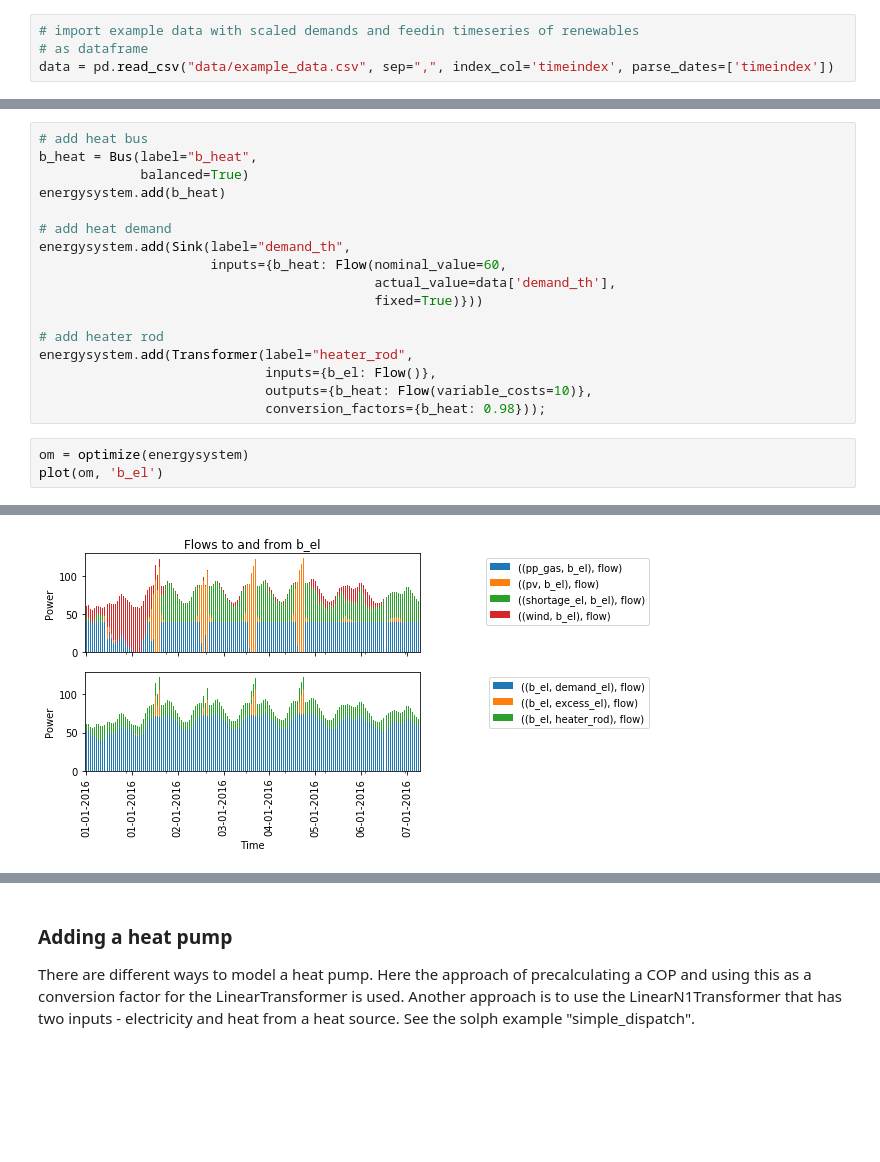
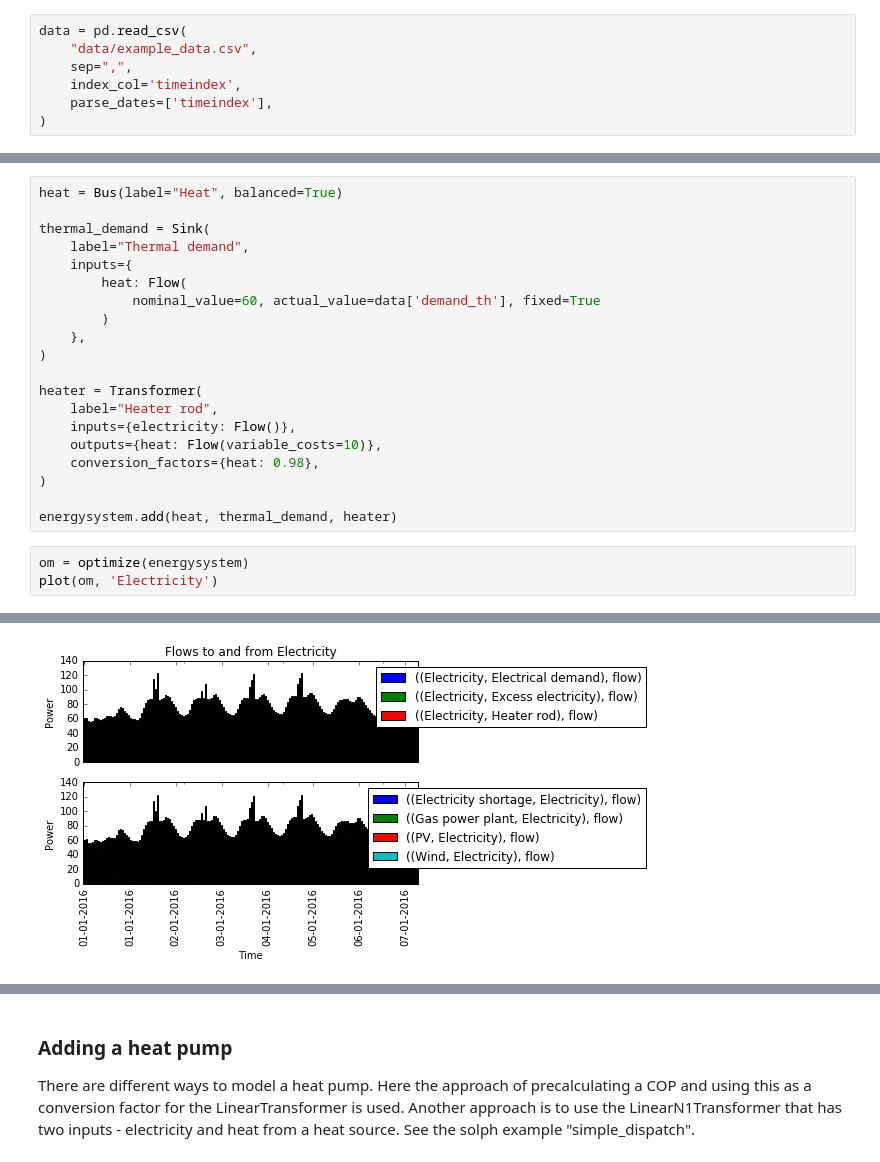
Before and after one commit to oemof/oemof-examples, a Jupyter notebook: oemof_examples/oemof.solph/v0.2.x/sector_coupling/sector_coupling.ipynb, the cells around one changed output, grey strips where cells are left out. Drawn from its saved outputs; the diff is of its cells as text; blank space fills up the shorter version.

```diff
--- a/oemof_examples/oemof.solph/v0.2.x/sector_coupling/sector_coupling.ipynb
+++ b/oemof_examples/oemof.solph/v0.2.x/sector_coupling/sector_coupling.ipynb
@@ -29,5 +32,8 @@ energysystem = EnergySystem(timeindex=pd.date_range('1/1/2016',
 # %%
-# import example data with scaled demands and feedin timeseries of renewables
-# as dataframe
-data = pd.read_csv("data/example_data.csv", sep=",", index_col='timeindex', parse_dates=['timeindex'])
+data = pd.read_csv(
+    "data/example_data.csv",
+    sep=",",
+    index_col='timeindex',
+    parse_dates=['timeindex'],
+)
 # %% [markdown]
@@ -179,23 +194,26 @@ plot(om, 'b_el')
 
 The heat sector is added and coupled to the electricity sector similarly to the gas sector. The same component, the LinearTransformer, is used to couple the two sectors. Only through its parametrisation it becomes a heater rod or a heat pump.
 # %%
-# add heat bus
-b_heat = Bus(label="b_heat",
-             balanced=True)
-energysystem.add(b_heat)
+heat = Bus(label="Heat", balanced=True)
 
-# add heat demand
-energysystem.add(Sink(label="demand_th",
-                      inputs={b_heat: Flow(nominal_value=60,
-                                           actual_value=data['demand_th'],
-                                           fixed=True)}))
+thermal_demand = Sink(
+    label="Thermal demand",
+    inputs={
+        heat: Flow(
+            nominal_value=60, actual_value=data['demand_th'], fixed=True
+        )
+    },
+)
 
-# add heater rod
-energysystem.add(Transformer(label="heater_rod",
-                             inputs={b_el: Flow()},
-                             outputs={b_heat: Flow(variable_costs=10)},
-                             conversion_factors={b_heat: 0.98}));
+heater = Transformer(
+    label="Heater rod",
+    inputs={electricity: Flow()},
+    outputs={heat: Flow(variable_costs=10)},
+    conversion_factors={heat: 0.98},
+)
+
+energysystem.add(heat, thermal_demand, heater)
 # %%
 om = optimize(energysystem)
-plot(om, 'b_el')
+plot(om, 'Electricity')
 # %% [output]
@@ -202,2 +221,2 @@ plot(om, 'b_el')
-[figure, old version]
+[figure, new version]
 # %%
```
Also changed, not shown: parts of 30 cells of this notebook.
